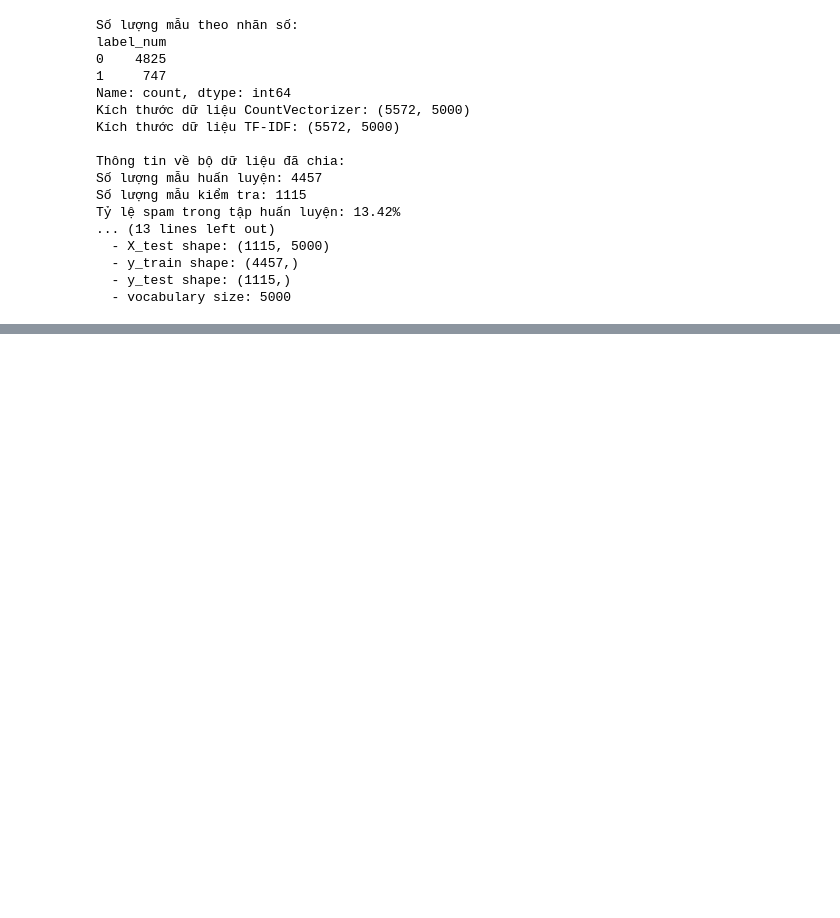
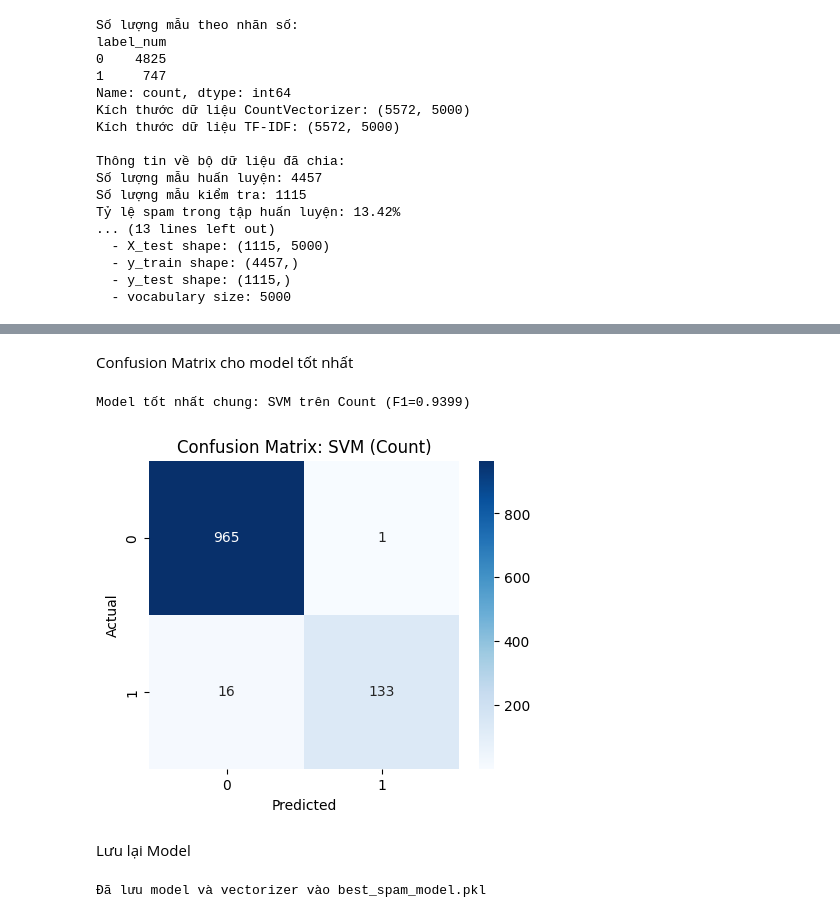
Before and after one commit to Cham0703/DU_AN_SPAM, a Jupyter notebook: main_email_detechtion.ipynb, the cells around one changed output, grey strips where cells are left out. Drawn from its saved outputs; the diff is of its cells as text; code cells hidden in the pictures; blank space fills up the shorter version.

```diff
--- a/main_email_detechtion.ipynb
+++ b/main_email_detechtion.ipynb
@@ -190,0 +304,41 @@ Tỷ lệ spam trong tập huấn luyện: 13.42%
+# %% [markdown]
+Confusion Matrix cho model tốt nhất
+# %%
+# Hoàn toàn tự động trên cả hai feature
+best_row_all = df_results.sort_values('F1-score', ascending=False).iloc[0]
+feat = best_row_all['Feature']
+model_name = best_row_all['Model']
+print(f"Model tốt nhất chung: {model_name} trên {feat} (F1={best_row_all['F1-score']:.4f})")
+
+best_model = models[model_name]
+
+# Lấy đúng tập train/test
+if feat == 'TF-IDF':
+    X_tr, X_te, y_tr, y_te = X_tfidf_train, X_tfidf_test, y_tfidf_train, y_tfidf_test
+else:
+    X_tr, X_te, y_tr, y_te = X_count_train, X_count_test, y_count_train, y_count_test
+
+best_model.fit(X_tr, y_tr)
+y_pred = best_model.predict(X_te)
+
+cm = confusion_matrix(y_te, y_pred)
+plt.figure(figsize=(5,4))
+sns.heatmap(cm, annot=True, fmt='d', cmap='Blues')
+plt.xlabel('Predicted')
+plt.ylabel('Actual')
+plt.title(f'Confusion Matrix: {model_name} ({feat})')
+plt.show()
+# %% [output]
+Model tốt nhất chung: SVM trên Count (F1=0.9399)
+[figure, added]
+# %% [markdown]
+Lưu lại Model
+# %%
+with open('best_spam_model.pkl','wb') as f:
+    pickle.dump({
+        'model': best_model,
+        'vectorizer': tfidf_vectorizer
+    }, f)
+print("Đã lưu model và vectorizer vào best_spam_model.pkl")
+# %% [output]
+Đã lưu model và vectorizer vào best_spam_model.pkl
```
Also changed, not shown: parts of 8 cells of this notebook.
